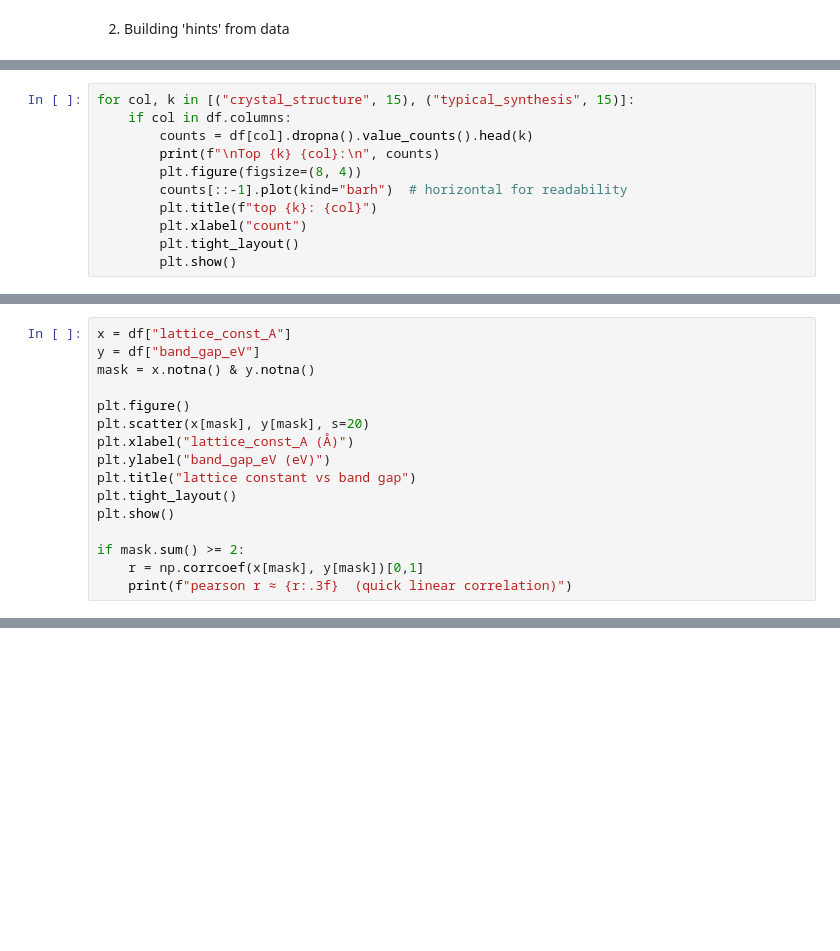
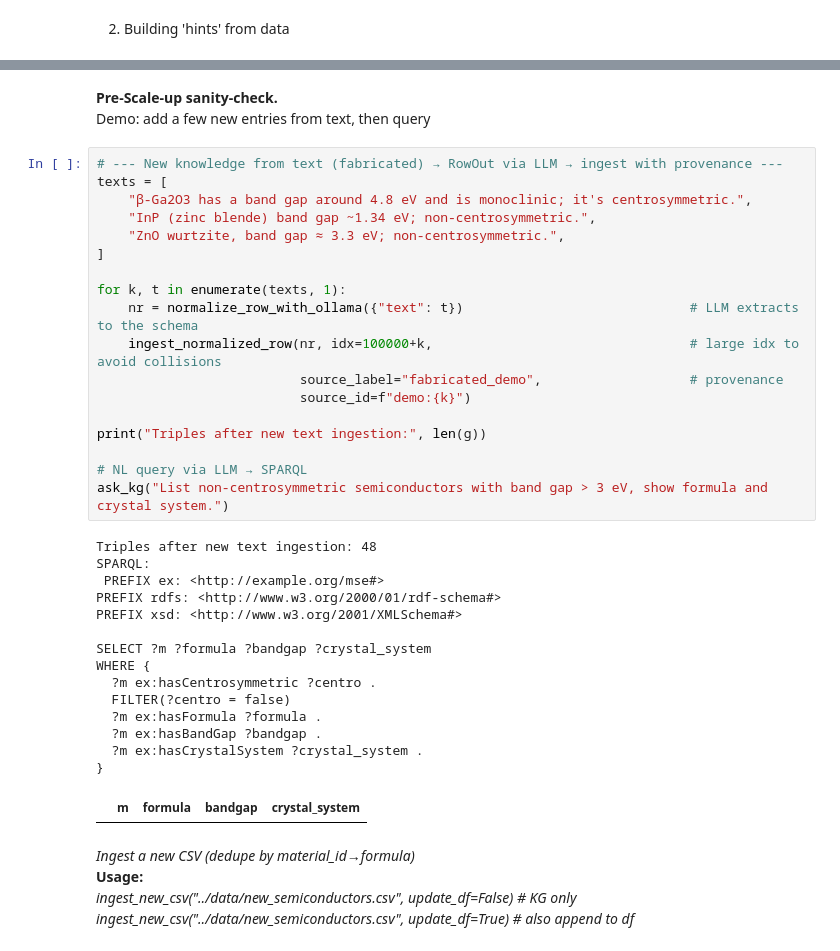
Before and after one commit to submerged-in-matrix/Semantic_models_for-MSE, a Jupyter notebook: notebooks/build_mini_mkg.ipynb, the cells around one changed output, grey strips where cells are left out. Cells and saved outputs as stored; diff of their text form; blank space fills up the shorter version.

Commit message:
ollama used for demo ingestion and query

```diff
--- a/notebooks/build_mini_mkg.ipynb
+++ b/notebooks/build_mini_mkg.ipynb
@@ -855,11 +736,0 @@ b.5: Top categories (by structure & synthesis route)
-# %%
-for col, k in [("crystal_structure", 15), ("typical_synthesis", 15)]:
-    if col in df.columns:
-        counts = df[col].dropna().value_counts().head(k)
-        print(f"\nTop {k} {col}:\n", counts)
-        plt.figure(figsize=(8, 4))
-        counts[::-1].plot(kind="barh")  # horizontal for readability
-        plt.title(f"top {k}: {col}")
-        plt.xlabel("count")
-        plt.tight_layout()
-        plt.show()
@@ -885,16 +736,0 @@ b.6: Scatter plot between lattice parameter and bandgap
-# %%
-x = df["lattice_const_A"]
-y = df["band_gap_eV"]
-mask = x.notna() & y.notna()
-
-plt.figure()
-plt.scatter(x[mask], y[mask], s=20)
-plt.xlabel("lattice_const_A (Å)")
-plt.ylabel("band_gap_eV (eV)")
-plt.title("lattice constant vs band gap")
-plt.tight_layout()
-plt.show()
-
-if mask.sum() >= 2:
-    r = np.corrcoef(x[mask], y[mask])[0,1]
-    print(f"pearson r ≈ {r:.3f}  (quick linear correlation)")
@@ -930,0 +1022,42 @@ done. added ~7 rows. triples now: 70
+# %% [markdown]
+**Pre-Scale-up sanity-check.**
+Demo: add a few new entries from text, then query
+# %%
+# --- New knowledge from text (fabricated) → RowOut via LLM → ingest with provenance ---
+texts = [
+    "β-Ga2O3 has a band gap around 4.8 eV and is monoclinic; it's centrosymmetric.",
+    "InP (zinc blende) band gap ~1.34 eV; non-centrosymmetric.",
+    "ZnO wurtzite, band gap ≈ 3.3 eV; non-centrosymmetric.",
+]
+
+for k, t in enumerate(texts, 1):
+    nr = normalize_row_with_ollama({"text": t})                             # LLM extracts to the schema
+    ingest_normalized_row(nr, idx=100000+k,                                 # large idx to avoid collisions
+                          source_label="fabricated_demo",                   # provenance
+                          source_id=f"demo:{k}")
+
+print("Triples after new text ingestion:", len(g))
+
+# NL query via LLM → SPARQL
+ask_kg("List non-centrosymmetric semiconductors with band gap > 3 eV, show formula and crystal system.")
+# %% [output]
+Triples after new text ingestion: 48
+SPARQL:
+ PREFIX ex: <http://example.org/mse#>
+PREFIX rdfs: <http://www.w3.org/2000/01/rdf-schema#>
+PREFIX xsd: <http://www.w3.org/2001/XMLSchema#>
+
+SELECT ?m ?formula ?bandgap ?crystal_system
+WHERE {
+  ?m ex:hasCentrosymmetric ?centro .
+  FILTER(?centro = false)
+  ?m ex:hasFormula ?formula .
+  ?m ex:hasBandGap ?bandgap .
+  ?m ex:hasCrystalSystem ?crystal_system .
+}
+|  | m | formula | bandgap | crystal_system |
+# %% [markdown]
+*Ingest a new CSV (dedupe by material_id→formula)*
+**Usage:**
+*ingest_new_csv("../data/new_semiconductors.csv", update_df=False)  # KG only*
+*ingest_new_csv("../data/new_semiconductors.csv", update_df=True)   # also append to df*
```
Also changed, not shown: parts of 41 cells of this notebook, 3 other files.
